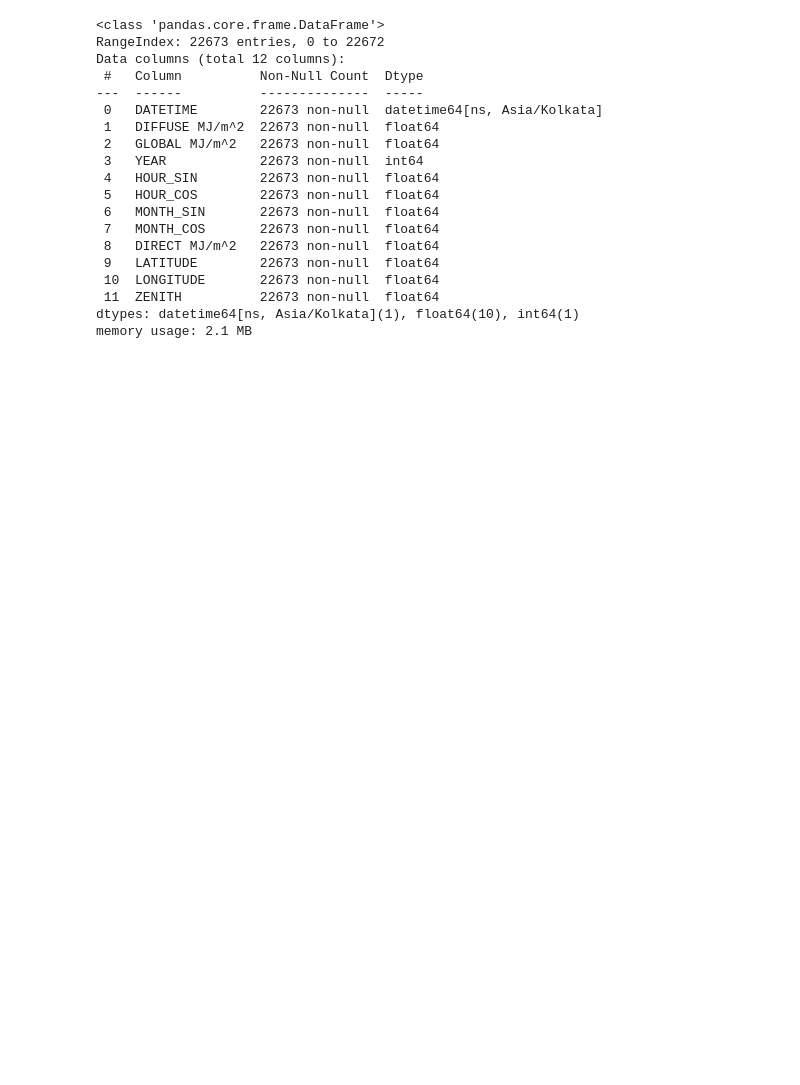
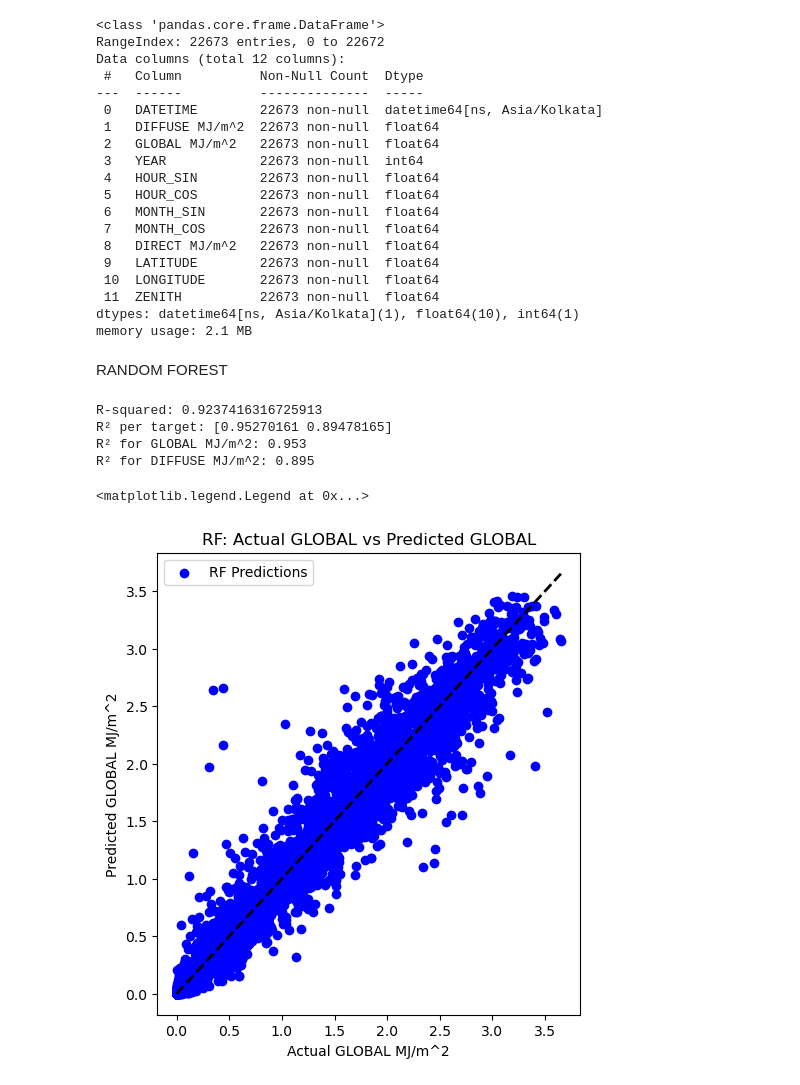
Before and after one commit to katyayani03/Solar-Radiation-Predictor, a Jupyter notebook: modelling.ipynb, the cells around one changed output. Cells and saved outputs as stored; diff of their text form; code cells hidden in the pictures; blank space fills up the shorter version.

Commit message:
random forest model

```diff
--- a/modelling.ipynb
+++ b/modelling.ipynb
@@ -110,0 +125,42 @@ memory usage: 2.1 MB
+# %% [markdown]
+RANDOM FOREST
+# %%
+from sklearn.multioutput import MultiOutputRegressor
+from sklearn.ensemble import RandomForestRegressor
+from sklearn.metrics import r2_score
+
+rf_model = MultiOutputRegressor(RandomForestRegressor(n_estimators=100, random_state=42))
+rf_model.fit(x_train_scaled, y_train)
+rf_pred = rf_model.predict(x_test_scaled)
+
+# Assuming 'y_test' contains actual values and 'predictions' contains model predictions
+r2 = r2_score(y_test, rf_pred)
+print(f"R-squared: {r2}")
+
+r2_per_output = r2_score(y_test, rf_pred, multioutput='raw_values')
+print(f"R² per target: {r2_per_output}")
+
+target_names = ['GLOBAL MJ/m^2', 'DIFFUSE MJ/m^2']
+for name, score in zip(target_names, r2_per_output):
+    print(f"R² for {name}: {score:.3f}")
+# %% [output]
+R-squared: 0.9237416316725913
+R² per target: [0.95270161 0.89478165]
+R² for GLOBAL MJ/m^2: 0.953
+R² for DIFFUSE MJ/m^2: 0.895
+# %%
+global_actual = y_test['GLOBAL MJ/m^2'].values  # Convert y_test to numpy array if it's a DataFrame
+global_pred = rf_pred[:, 0]  # Assuming first column of predictions is Global Radiation
+
+plt.figure(figsize=(12, 6))
+plt.subplot(1, 2, 1)
+plt.scatter(global_actual, global_pred, color='blue', label='RF Predictions')
+plt.plot([y_test['GLOBAL MJ/m^2'].min(), y_test['GLOBAL MJ/m^2'].max()],
+         [y_test['GLOBAL MJ/m^2'].min(), y_test['GLOBAL MJ/m^2'].max()], 'k--', lw=2)
+plt.title('RF: Actual GLOBAL vs Predicted GLOBAL')
+plt.xlabel('Actual GLOBAL MJ/m^2')
+plt.ylabel('Predicted GLOBAL MJ/m^2')
+plt.legend()
+# %% [output]
+<matplotlib.legend.Legend at 0x...>
+[figure, added]
```
Also changed, not shown: parts of 4 cells of this notebook.
